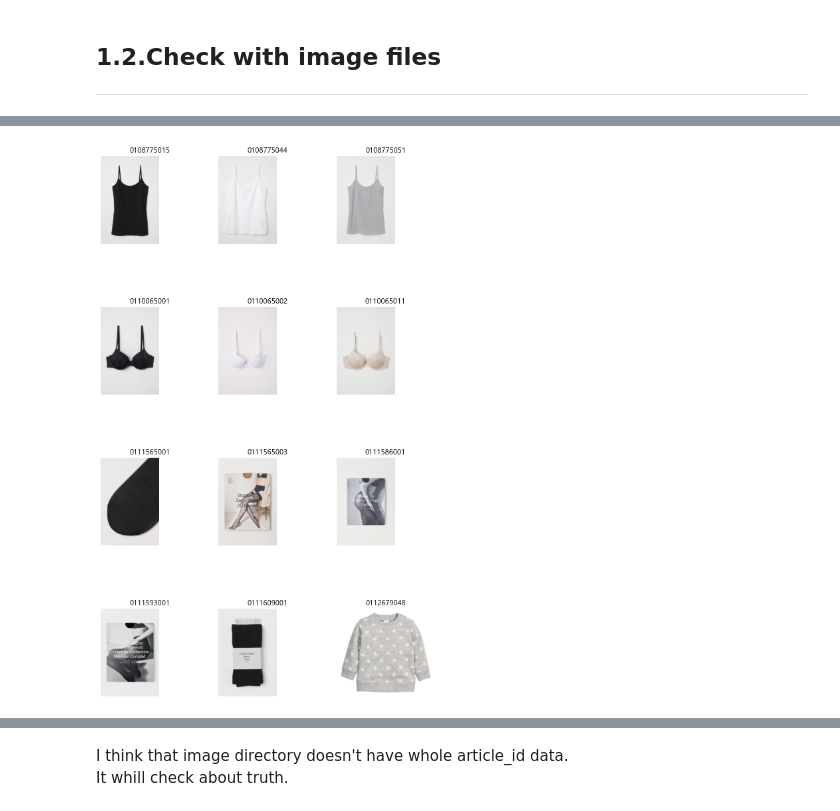
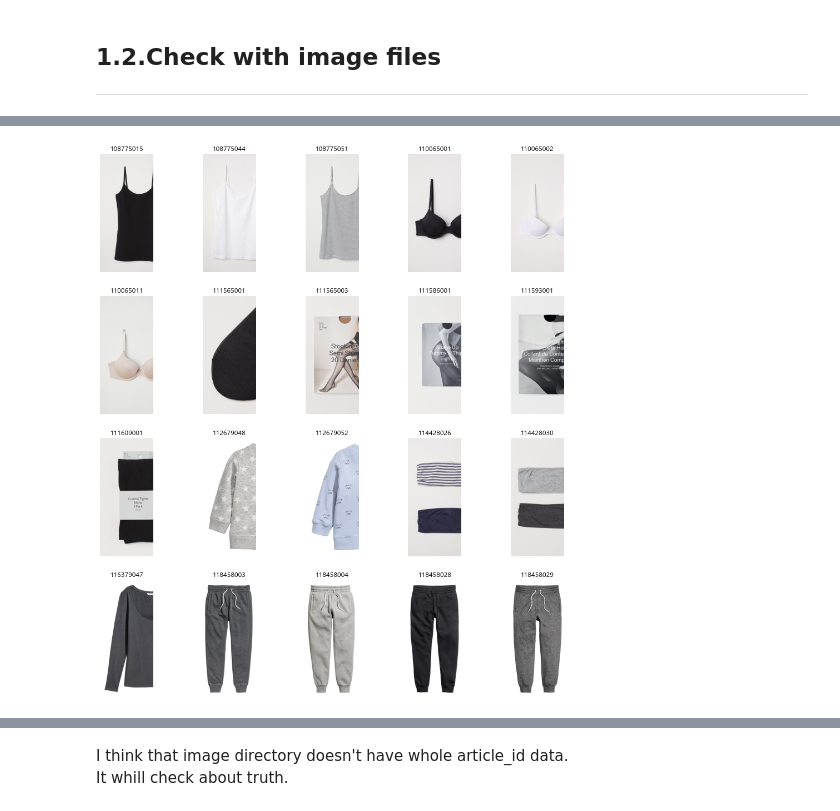
Before and after one commit to woodol/HM_Recomendation, a Jupyter notebook: 0_EDA/data_articles.ipynb, the cells around one changed output, grey strips where cells are left out. Drawn from its saved outputs; the diff is of its cells as text; code cells hidden in the pictures.

Commit message:
Modify data_articles to check about images

```diff
--- a/0_EDA/data_articles.ipynb
+++ b/0_EDA/data_articles.ipynb
@@ -136,25 +105,30 @@ plt.show()
 # %%
-# Cell articles visualization to associate DataFrame
+# Define function to load image (using article_id)
 
-# setting params
-n, fig_size, x, y = 12, (9,16), 4, 3
+def load_image(id):
+    image_path = data_loc+"images/@folder/@file_name.jpg"
+    str_id = "0"+str(id)
+    file = image_path.replace("@folder", str_id[:3]).replace("@file_name", str_id)
+    img = np.array(Image.open(file).convert("RGB"))
+    return img
 
-plt.rcParams["figure.figsize"] = fig_size
-fig, ax = plt.subplots(x, y, sharex=True, sharey=True, squeeze=True)
-articles = df_articles["article_id"][:n]
+targets = df_articles["article_id"].values[:20]
 
-count=0
+x, y, figsize = 4, 5, (16,18)
+plt.rcParams["figure.figsize"] = figsize
+fig, ax = plt.subplots(x, y, sharex=True, sharey=True)
+
+idx = 0
 for i in range(x):
     for j in range(y):
-        article_id="0"+str(articles[count])
-        os.chdir(image_loc+article_id[:3])
-        raw = cv2.imread(article_id+".jpg", cv2.IMREAD_COLOR)
-        src = cv2.cvtColor(raw, cv2.COLOR_BGR2RGB)
-        ax[i, j].imshow(src)
-        ax[i, j].set_title(article_id, size = 11)
-        ax[i, j].axis("off")
-        count+=1
+        try:
+            ax[i,j].imshow(load_image(targets[idx]))
+        except:
+            continue
+        ax[i,j].set_title(str(targets[idx]), size=12)
+        ax[i,j].axis("off")
+        idx+=1
 
 plt.show()
 # %% [output]
-[figure, old version]
+[figure, new version]
```
Also changed, not shown: parts of 4 cells of this notebook.
